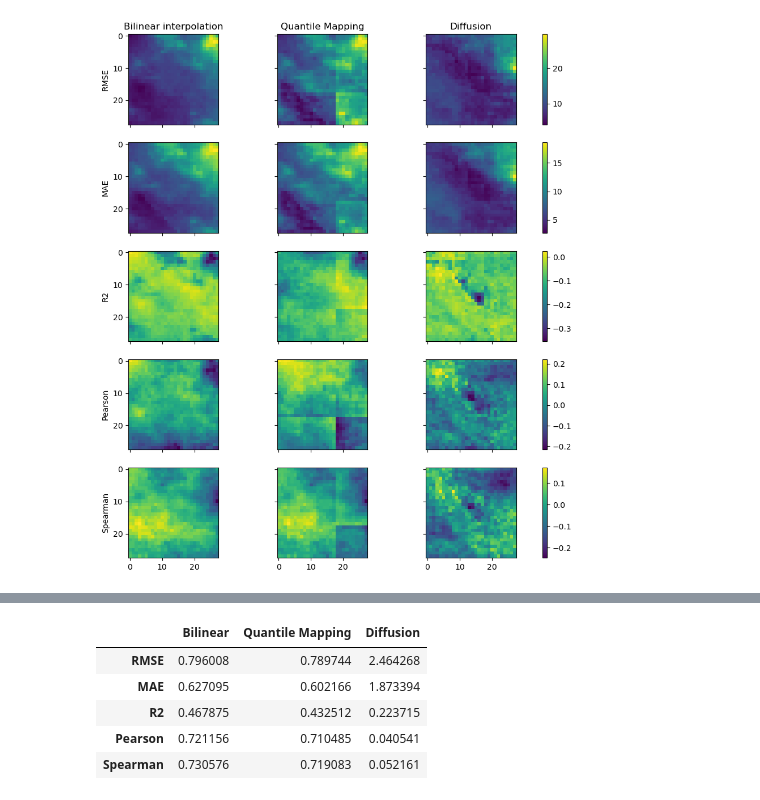
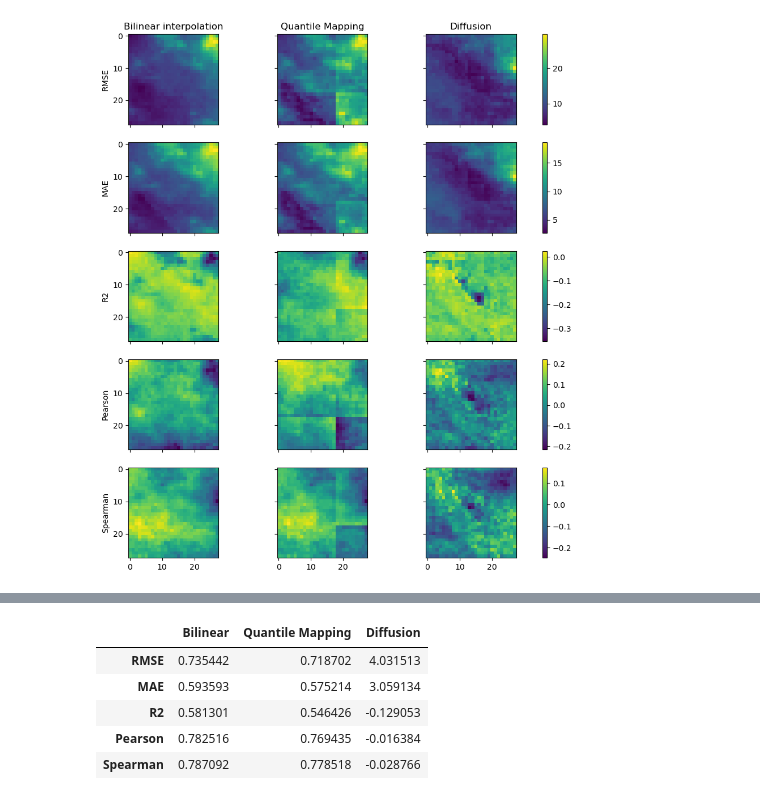
Before and after one commit to WFP-VAM/swirl-dynamics, a Jupyter notebook: swirl_dynamics/projects/probabilistic_diffusion/colabs/evaluation.ipynb, the cells around one changed output, grey strips where cells are left out. Saved outputs shown, nothing was run; the diff lists cells and outputs as text; code cells hidden in the pictures.

```diff
--- a/swirl_dynamics/projects/probabilistic_diffusion/colabs/evaluation.ipynb
+++ b/swirl_dynamics/projects/probabilistic_diffusion/colabs/evaluation.ipynb
@@ -70,11 +149,11 @@ def plot_eval_metrics(rmse, mae, r2, pearson, spearman):
 def display_metrics_table(rmse, mae, r2, pearson, spearman):
     df_metrics = pd.DataFrame(
         data=np.array([
-            [np.mean(rmse['bilint']), np.mean(rmse['qm']), np.mean(rmse['diffusion'])],
-            [np.mean(mae['bilint']), np.mean(mae['qm']), np.mean(mae['diffusion'])],
-            [np.mean(np.abs(r2['bilint'])), np.mean(np.abs(r2['qm'])), np.mean(np.abs(r2['diffusion']))],
-            [np.mean(np.abs(pearson['bilint'])), np.mean(np.abs(pearson['qm'])), np.mean(np.abs(pearson['diffusion']))],
-            [np.mean(np.abs(spearman['bilint'])), np.mean(np.abs(spearman['qm'])), np.mean(np.abs(spearman['diffusion']))],
+            [np.nanmean(rmse['bilint']), np.nanmean(rmse['qm']), np.nanmean(rmse['diffusion'])],
+            [np.nanmean(mae['bilint']), np.nanmean(mae['qm']), np.nanmean(mae['diffusion'])],
+            [np.nanmean(r2['bilint']), np.nanmean(r2['qm']), np.nanmean(r2['diffusion'])],
+            [np.nanmean(pearson['bilint']), np.nanmean(pearson['qm']), np.nanmean(pearson['diffusion'])],
+            [np.nanmean(spearman['bilint']), np.nanmean(spearman['qm']), np.nanmean(spearman['diffusion'])],
         ]),
         index=['RMSE', 'MAE', 'R2', 'Pearson', 'Spearman'],
         columns=['Bilinear', 'Quantile Mapping', 'Diffusion'],
@@ -169,24 +281,5 @@ spi_qm = xr.open_zarr('data/benchmarks_results/QM/test_qm_spi.zarr').scen / 1000
 spi_gt = xr.open_zarr('data/test_spi_chirps.zarr').chirps / 1000
 # %%
 # Compute metrics on SPI
-rmse_spi, mae_spi, r2_spi, pearson_spi, spearman_spi = dict(), dict(), dict(), dict(), dict()
-
-rmse_spi['diffusion'] = xss.rmse(spi_diffusion, spi_gt, dim='time')
-rmse_spi['qm'] = xss.rmse(spi_qm, spi_gt, dim='time')
-rmse_spi['bilint'] = xss.rmse(spi_bilint, spi_gt, dim='time')
-
-mae_spi['diffusion'] = xss.mae(spi_diffusion, spi_gt, dim='time')
-mae_spi['qm'] = xss.mae(spi_qm, spi_gt, dim='time')
-mae_spi['bilint'] = xss.mae(spi_bilint, spi_gt, dim='time')
-
-r2_spi['diffusion'] = xss.r2(spi_diffusion, spi_gt, dim='time')
-r2_spi['qm'] = xss.r2(spi_qm, spi_gt, dim='time')
-r2_spi['bilint'] = xss.r2(spi_bilint, spi_gt, dim='time')
-
-pearson_spi['diffusion'] = xss.pearson_r(spi_diffusion, spi_gt, dim='time')
-pearson_spi['qm'] = xss.pearson_r(spi_qm, spi_gt, dim='time')
-pearson_spi['bilint'] = xss.pearson_r(spi_bilint, spi_gt, dim='time')
-
-spearman_spi['diffusion'] = xss.spearman_r(spi_diffusion, spi_gt, dim='time')
-spearman_spi['qm'] = xss.spearman_r(spi_qm, spi_gt, dim='time')
-spearman_spi['bilint'] = xss.spearman_r(spi_bilint, spi_gt, dim='time')
+rmse_spi_time, mae_spi_time, r2_spi_time, pearson_spi_time, spearman_spi_time = compute_metrics(spi_qm, spi_bilint, spi_gt, 'time', spi_diffusion)
+rmse_spi_space, mae_spi_space, r2_spi_space, pearson_spi_space, spearman_spi_space = compute_metrics(spi_qm, spi_bilint, spi_gt, ['latitude', 'longitude'], spi_diffusion)
@@ -198,9 +293,9 @@ plot_eval_metrics(rmse_spi, mae_spi, r2_spi, pearson_spi, spearman_spi)
 # %%
-display_metrics_table(rmse_spi, mae_spi, r2_spi, pearson_spi, spearman_spi)
+display_metrics_table(rmse_spi_time, mae_spi_time, r2_spi_time, pearson_spi_time, spearman_spi_time)
 # %% [output]
 |  | Bilinear | Quantile Mapping | Diffusion |
-| RMSE | 0.796008 | 0.789744 | 2.464268 |
-| MAE | 0.627095 | 0.602166 | 1.873394 |
-| R2 | 0.467875 | 0.432512 | 0.223715 |
-| Pearson | 0.721156 | 0.710485 | 0.040541 |
-| Spearman | 0.730576 | 0.719083 | 0.052161 |
+| RMSE | 0.735442 | 0.718702 | 4.031513 |
+| MAE | 0.593593 | 0.575214 | 3.059134 |
+| R2 | 0.581301 | 0.546426 | -0.129053 |
+| Pearson | 0.782516 | 0.769435 | -0.016384 |
+| Spearman | 0.787092 | 0.778518 | -0.028766 |
```
Also changed, not shown: parts of 29 cells of this notebook, 1 other file.
